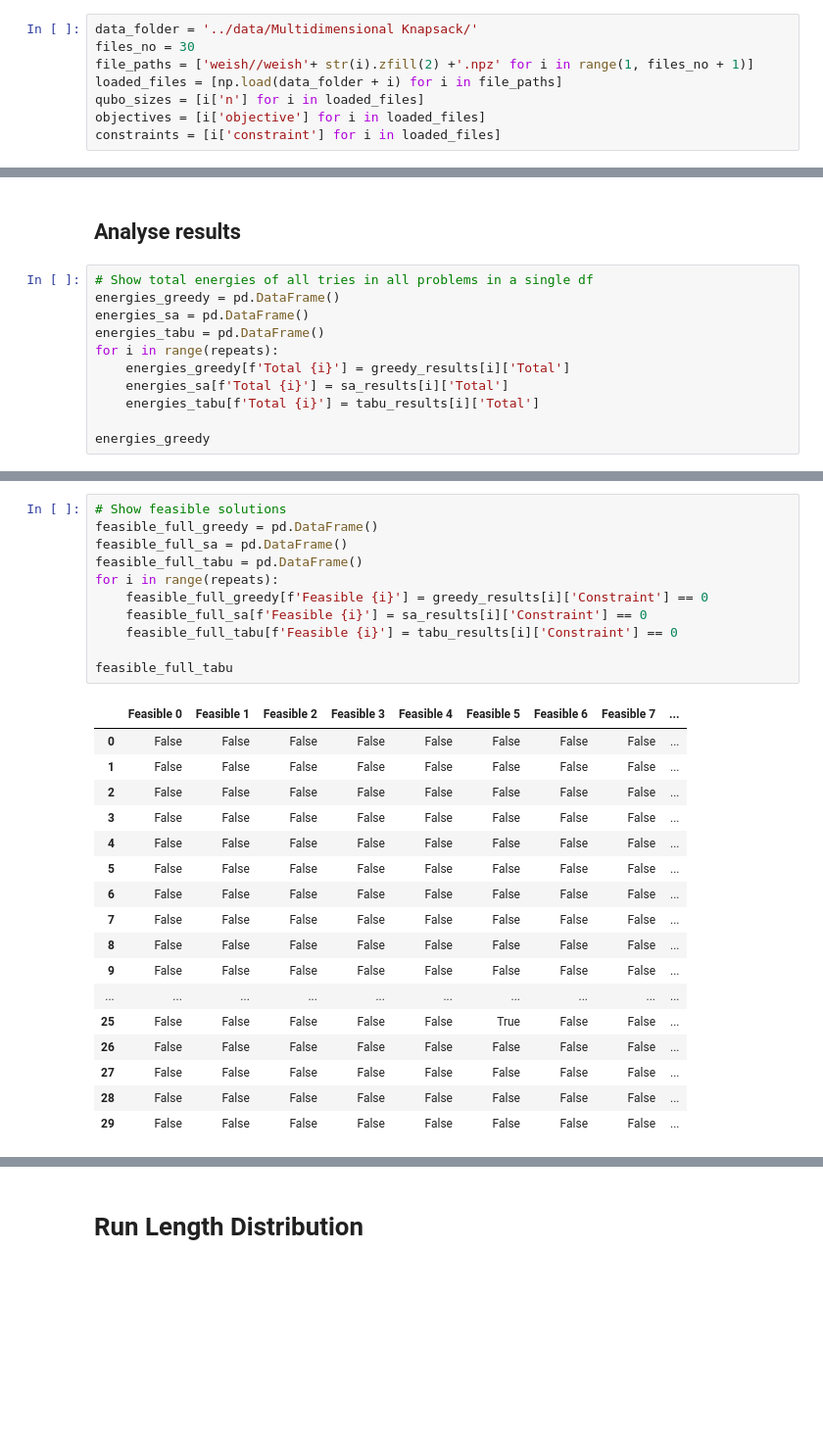
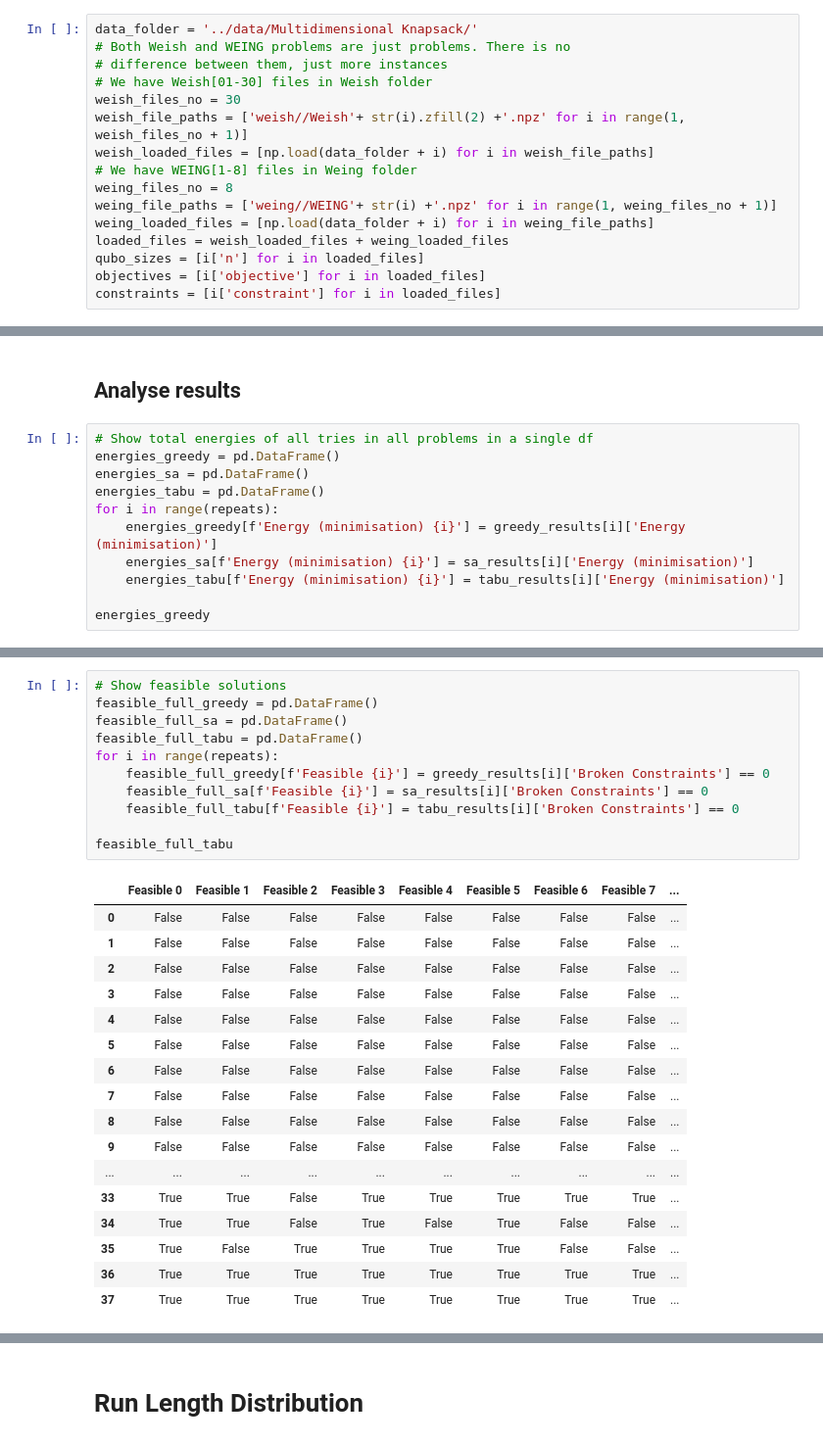
Before and after one commit to rienath/Estimating-Penalty-Coefficients-for-QUBO-Problems, a Jupyter notebook: Project and Deliverables/Implementation/Notebooks/Testing.ipynb, the cells around one changed output, grey strips where cells are left out. Shown: that part at 98% size. Drawn from its saved outputs; the diff is of its cells as text; blank space fills up the shorter version.

```diff
--- a/Project and Deliverables/Implementation/Notebooks/Testing.ipynb
+++ b/Project and Deliverables/Implementation/Notebooks/Testing.ipynb
@@ -26,9 +26,17 @@ from itertools import chain,cycle
 # Load data
 # %%
 data_folder = '../data/Multidimensional Knapsack/'
-files_no = 30
-file_paths = ['weish//weish'+ str(i).zfill(2) +'.npz' for i in range(1, files_no + 1)]
-loaded_files = [np.load(data_folder + i) for i in file_paths]
+# Both Weish and WEING problems are just problems. There is no
+# difference between them, just more instances
+# We have Weish[01-30] files in Weish folder
+weish_files_no = 30
+weish_file_paths = ['weish//Weish'+ str(i).zfill(2) +'.npz' for i in range(1, weish_files_no + 1)]
+weish_loaded_files = [np.load(data_folder + i) for i in weish_file_paths]
+# We have WEING[1-8] files in Weing folder
+weing_files_no = 8
+weing_file_paths = ['weing//WEING'+ str(i) +'.npz' for i in range(1, weing_files_no + 1)]
+weing_loaded_files = [np.load(data_folder + i) for i in weing_file_paths]
+loaded_files = weish_loaded_files + weing_loaded_files
 qubo_sizes = [i['n'] for i in loaded_files]
 objectives = [i['objective'] for i in loaded_files]
 constraints = [i['constraint'] for i in loaded_files]
@@ -344,9 +352,9 @@ energies_greedy = pd.DataFrame()
 energies_sa = pd.DataFrame()
 energies_tabu = pd.DataFrame()
 for i in range(repeats):
-    energies_greedy[f'Total {i}'] = greedy_results[i]['Total']
-    energies_sa[f'Total {i}'] = sa_results[i]['Total']
-    energies_tabu[f'Total {i}'] = tabu_results[i]['Total']
+    energies_greedy[f'Energy (minimisation) {i}'] = greedy_results[i]['Energy (minimisation)']
+    energies_sa[f'Energy (minimisation) {i}'] = sa_results[i]['Energy (minimisation)']
+    energies_tabu[f'Energy (minimisation) {i}'] = tabu_results[i]['Energy (minimisation)']
 
 energies_greedy
 # %% [output]
@@ -370,32 +378,32 @@ energies_greedy
 # %%
 # Show feasible solutions
 feasible_full_greedy = pd.DataFrame()
 feasible_full_sa = pd.DataFrame()
 feasible_full_tabu = pd.DataFrame()
 for i in range(repeats):
-    feasible_full_greedy[f'Feasible {i}'] = greedy_results[i]['Constraint'] == 0
-    feasible_full_sa[f'Feasible {i}'] = sa_results[i]['Constraint'] == 0
-    feasible_full_tabu[f'Feasible {i}'] = tabu_results[i]['Constraint'] == 0
+    feasible_full_greedy[f'Feasible {i}'] = greedy_results[i]['Broken Constraints'] == 0
+    feasible_full_sa[f'Feasible {i}'] = sa_results[i]['Broken Constraints'] == 0
+    feasible_full_tabu[f'Feasible {i}'] = tabu_results[i]['Broken Constraints'] == 0
 
 feasible_full_tabu
 # %% [output]
 |  | Feasible 0 | Feasible 1 | Feasible 2 | Feasible 3 | Feasible 4 | Feasible 5 | Feasible 6 | Feasible 7 | ... |
 | 0 | False | False | False | False | False | False | False | False | ... |
 | 1 | False | False | False | False | False | False | False | False | ... |
 | 2 | False | False | False | False | False | False | False | False | ... |
 | 3 | False | False | False | False | False | False | False | False | ... |
 | 4 | False | False | False | False | False | False | False | False | ... |
 | 5 | False | False | False | False | False | False | False | False | ... |
 | 6 | False | False | False | False | False | False | False | False | ... |
 | 7 | False | False | False | False | False | False | False | False | ... |
 | 8 | False | False | False | False | False | False | False | False | ... |
 | 9 | False | False | False | False | False | False | False | False | ... |
 | ... | ... | ... | ... | ... | ... | ... | ... | ... | ... |
-| 25 | False | False | False | False | False | True | False | False | ... |
-| 26 | False | False | False | False | False | False | False | False | ... |
-| 27 | False | False | False | False | False | False | False | False | ... |
-| 28 | False | False | False | False | False | False | False | False | ... |
-| 29 | False | False | False | False | False | False | False | False | ... |
+| 33 | True | True | False | True | True | True | True | True | ... |
+| 34 | True | True | False | True | False | True | False | False | ... |
+| 35 | True | False | True | True | True | True | False | False | ... |
+| 36 | True | True | True | True | True | True | True | True | ... |
+| 37 | True | True | True | True | True | True | True | True | ... |
 # %%
 # Calculate number of feasible solutions (in all runs)
 feasible_greedy = pd.DataFrame({'Feasible' : feasible_full_greedy.sum(axis=1)})
```
Also changed, not shown: parts of 49 cells of this notebook.
